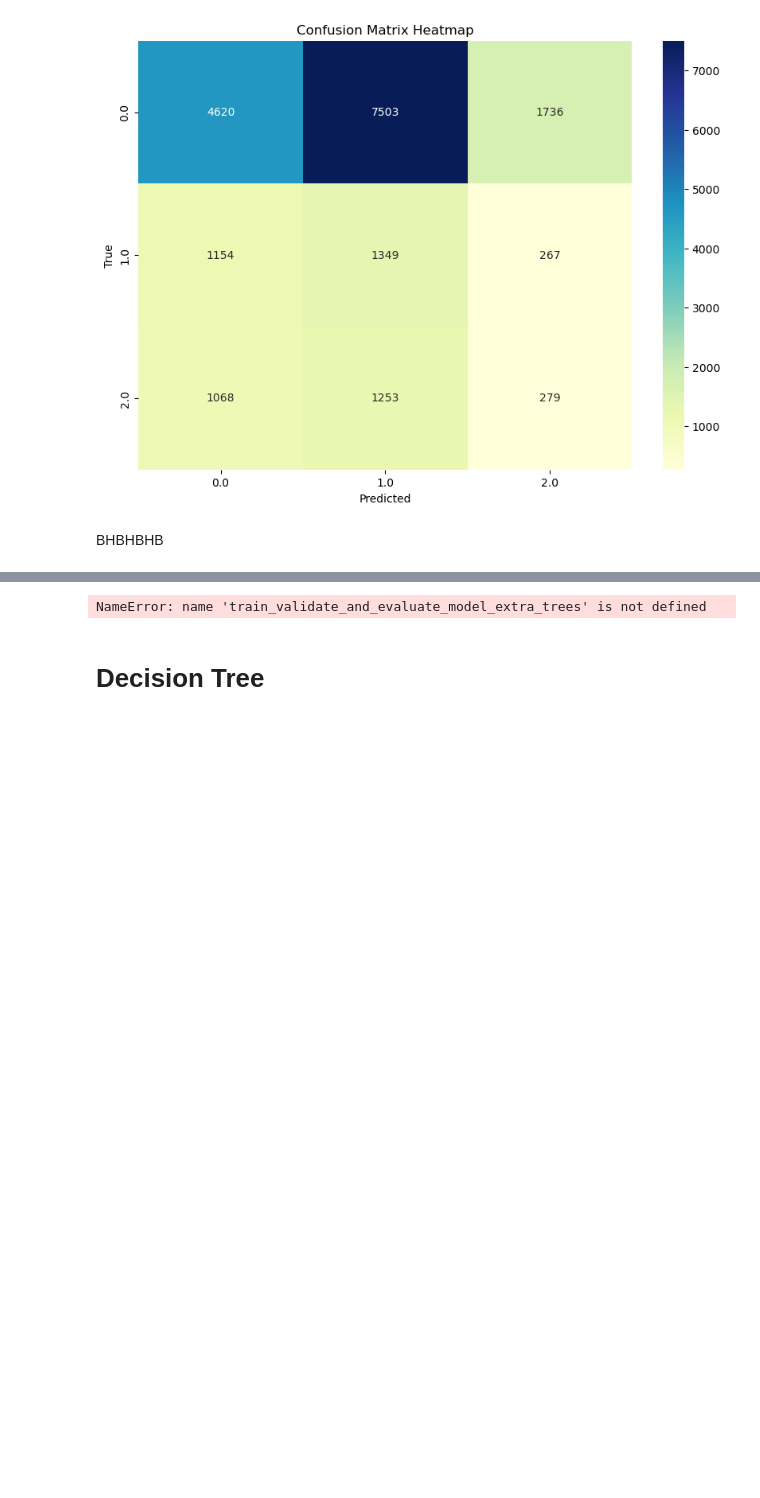
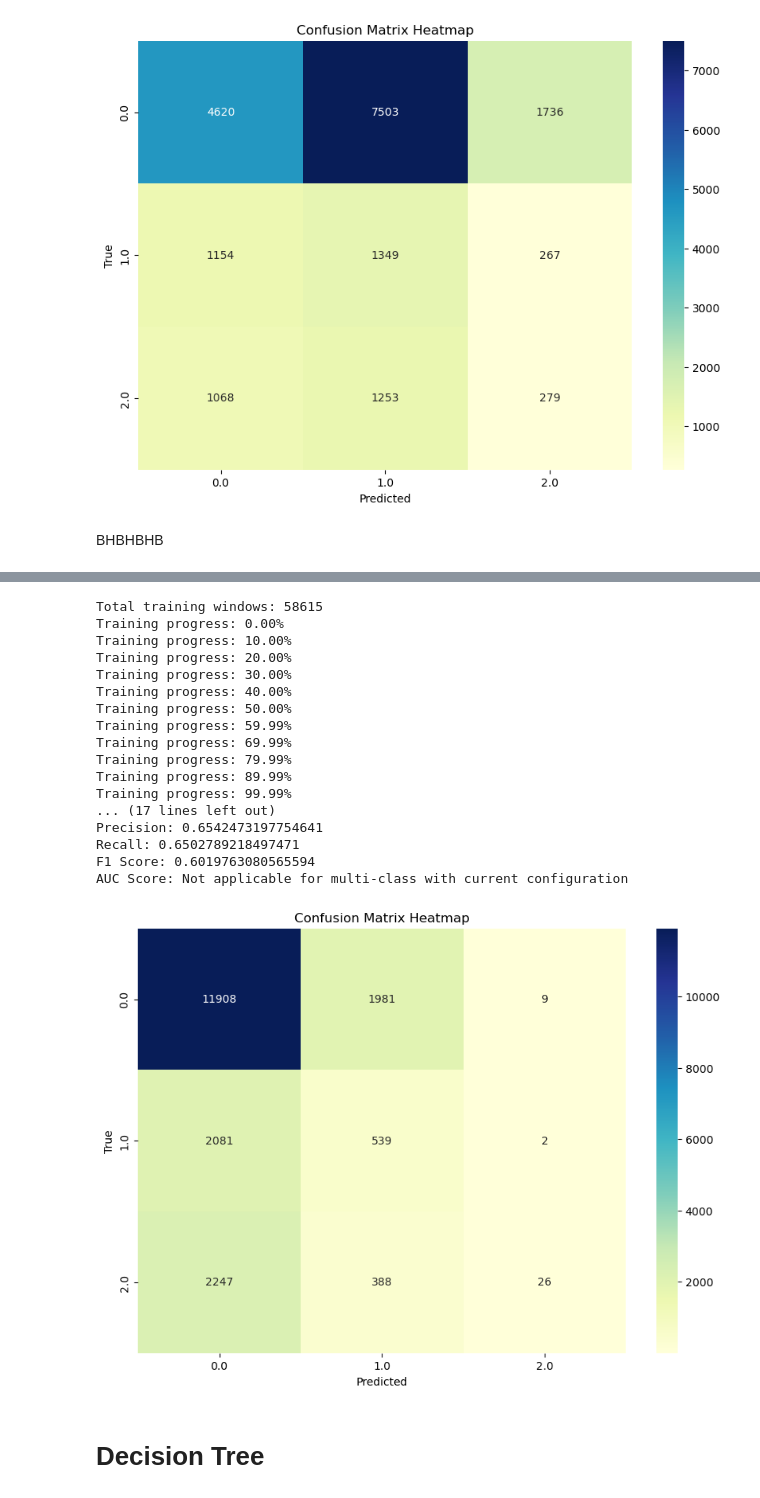
Before and after one commit to sflyranger/Stock_Price_Machine_Learning_Project, a Jupyter notebook: Amazon MultiClass Model.ipynb, the cells around one changed output, grey strips where cells are left out. Cells and saved outputs as stored; diff of their text form; code cells hidden in the pictures; blank space fills up the shorter version.

```diff
--- a/Amazon MultiClass Model.ipynb
+++ b/Amazon MultiClass Model.ipynb
@@ -619,20 +684,19 @@ Training progress: 0.00%
 # %%
-def train_validate_and_evaluate_model_extra_trees(train_df, validation_df, lookback_period, target_column='Direction'):
+def train_validate_and_evaluate_model_sgd(train_df, validation_df, lookback_period, target_column='Direction'):
     y_true_val = []
     y_pred_val = []
 
-    # Initialize ExtraTreesClassifier with warm start
-    model = ExtraTreesClassifier(n_estimators=10, warm_start=True, class_weight=class_weights_dict, random_state=42)
+    # Initialize incremental learning model with more balanced class weights
+    model = SGDClassifier(loss='log_loss', max_iter=1000, tol=1e-3, class_weight=class_weights_dict)
 
     unique_classes = train_df[target_column].unique()
 
-    # Scaling
+    # Scaling and PCA
     scaler = StandardScaler()
+    pca = PCA(n_components=10)  # Adjust number of components
 
     total_windows = len(train_df) - lookback_period
     print(f"Total training windows: {total_windows}")
-
-    first_fit = True
 
     for end in range(lookback_period, len(train_df)):
         start = end - lookback_period
@@ -641,23 +705,21 @@ def train_validate_and_evaluate_model_extra_trees(train_df, validation_df, lookb
         X_train = train_subset.drop(columns=[target_column])
         y_train = train_subset[target_column]
 
-        # Select only numeric columns for calculating the mean and filling NaNs
-        numeric_cols = X_train.select_dtypes(include=[np.number]).columns
-        X_train[numeric_cols] = X_train[numeric_cols].fillna(X_train[numeric_cols].mean())
+        # Convert string columns to object type (optional: before fillna)
+        X_train = X_train.convert_dtypes()
 
+        # Apply fillna only to numeric columns
+        X_train = X_train.fillna(X_train.select_dtypes(include=['number']).mean(numeric_only=True))
         X_train = remove_constant_features(X_train)
+
+        if X_train.shape[0] == 0:
+            continue
+
         X_train_scaled = scaler.fit_transform(X_train)
-
-        # Select top K features
-        X_train_selected, selected_features = select_top_k_features(X_train_scaled, y_train, k=10)
+        X_train_pca = pca.fit_transform(X_train_scaled)
 
         try:
-            if first_fit:
-                model.fit(X_train_selected, y_train)
-                first_fit = False
-            else:
-                model.n_estimators += 10
-                model.fit(X_train_selected, y_train)
+            model.partial_fit(X_train_pca, y_train, classes=unique_classes)
         except ValueError as e:
             continue
 
@@ -669,43 +731,63 @@ def train_validate_and_evaluate_model_extra_trees(train_df, validation_df, lookb
     X_val = validation_df.drop(columns=[target_column])
     y_val = validation_df[target_column]
 
-    # Select only numeric columns for calculating the mean and filling NaNs
-    numeric_cols = X_val.select_dtypes(include=[np.number]).columns
-    X_val[numeric_cols] = X_val[numeric_cols].fillna(X_val[numeric_cols].mean())
+    # Convert string columns to object type (optional: before fillna)
+    X_val = X_val.convert_dtypes()
 
+    # Apply fillna only to numeric columns
+    X_val = X_val.fillna(X_val.select_dtypes(include=['number']).mean(numeric_only=True))
     X_val = remove_constant_features(X_val)
+
+    if X_val.shape[0] == 0:
+        return y_val.tolist(), []
+
     X_val_scaled = scaler.transform(X_val)
-
-    # Select top K features using the same selected features
-    X_val_selected = X_val_scaled[:, selected_features]
+    X_val_pca = pca.transform(X_val_scaled)
 
     try:
-        y_pred_val = model.predict(X_val_selected)
+        y_pred_val = model.predict(X_val_pca)
     except NotFittedError as e:
         return y_val.tolist(), []
 
     y_true_val = y_val.tolist()
 
     print("Validation Set Performance:")
     print(classification_report(y_true_val, y_pred_val))
     print("Model training and evaluation complete.")
 
     return y_true_val, y_pred_val
 
 # Define your splits
 validation_start = int(len(filtered_df) * 0.7)  # 70% training data
 test_start = int(len(filtered_df) * 0.9)        # 20% validation data
 
 # Split the data using Dask for efficiency
 filtered_df_dd = dd.from_pandas(filtered_df, npartitions=10, sort=False)  # Avoid sorting to prevent PyArrow usage
 train_df, validation_df, test_df = filtered_df_dd.loc[:validation_start].compute(), filtered_df_dd.loc[validation_start:test_start].compute(), filtered_df_dd.loc[test_start:].compute()
 
 # Train, validate, and evaluate models
-y_true_val, y_pred_val = train_validate_and_evaluate_model_extra_trees(train_df, validation_df, lookback_period=1170, target_column='Direction')
+y_true_val, y_pred_val = train_validate_and_evaluate_model_sgd(train_df, validation_df, lookback_period=7800, target_column='Direction')
 
 # Evaluate the model on the validation set
 evaluate_model(y_true_val, y_pred_val)
 # %% [output]
-NameError: name 'train_validate_and_evaluate_model_extra_trees' is not defined
+Total training windows: 58615
+Training progress: 0.00%
+Training progress: 10.00%
+Training progress: 20.00%
+Training progress: 30.00%
+Training progress: 40.00%
+Training progress: 50.00%
+Training progress: 59.99%
+Training progress: 69.99%
+Training progress: 79.99%
+Training progress: 89.99%
+Training progress: 99.99%
+... (17 lines left out)
+Precision: 0.6542473197754641
+Recall: 0.6502789218497471
+F1 Score: 0.6019763080565594
+AUC Score: Not applicable for multi-class with current configuration
+[figure, added]
 # %% [markdown]
 # Decision Tree
```
Also changed, not shown: parts of 10 cells of this notebook.
